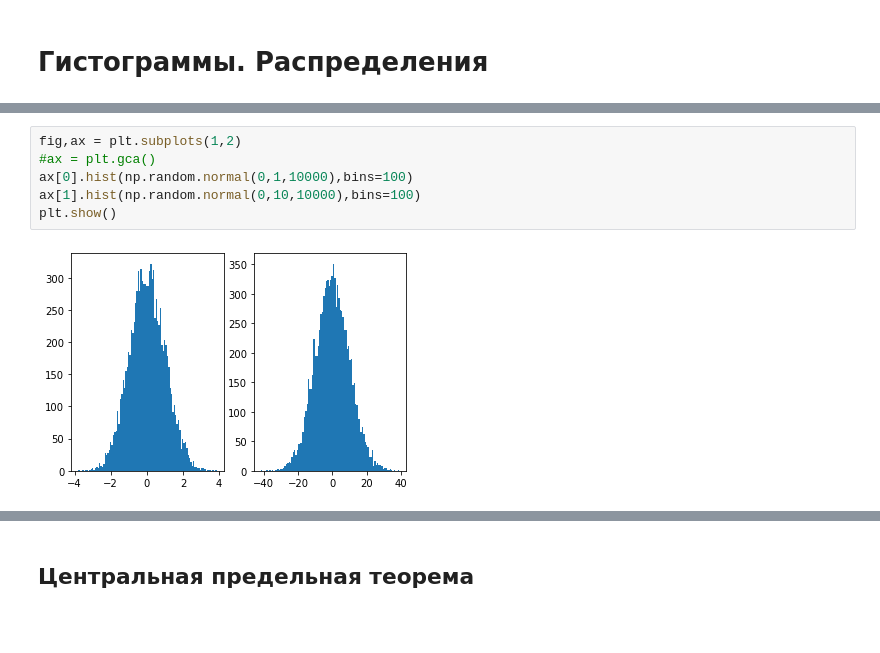
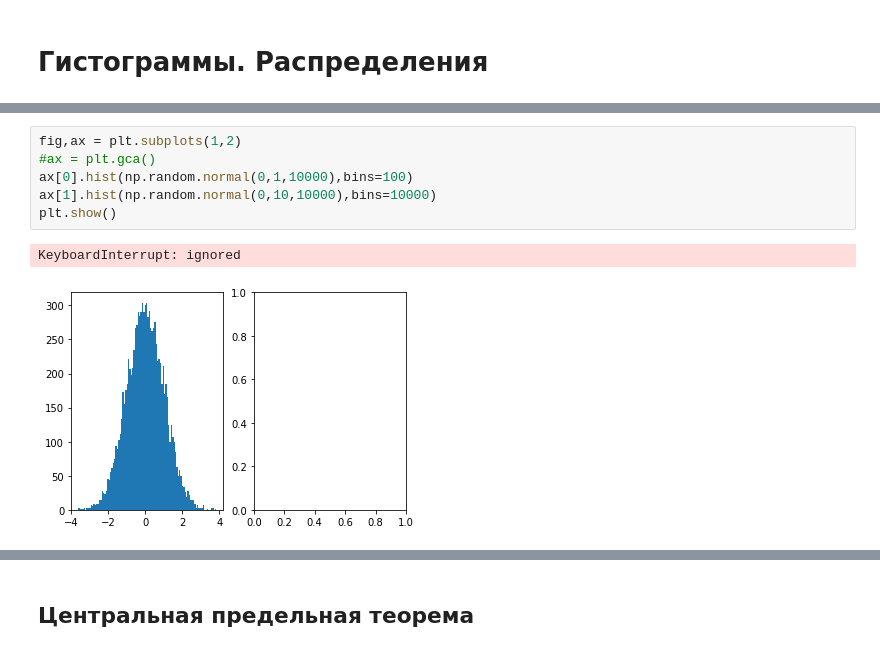
Before and after one commit to anton-solovev/misis_DA_lessons, a Jupyter notebook: lessons/Datacamp_day№2.ipynb, the cells around one changed output, grey strips where cells are left out. Cells and saved outputs as stored; diff of their text form; blank space fills up the shorter version.

```diff
--- a/lessons/Datacamp_day№2.ipynb
+++ b/lessons/Datacamp_day№2.ipynb
@@ -249,8 +318,9 @@ plt.show()
 # %%
 fig,ax = plt.subplots(1,2)
 #ax = plt.gca()
 ax[0].hist(np.random.normal(0,1,10000),bins=100)
-ax[1].hist(np.random.normal(0,10,10000),bins=100)
+ax[1].hist(np.random.normal(0,10,10000),bins=10000)
 plt.show()
 # %% [output]
+KeyboardInterrupt: ignored
-[figure, old version]
+[figure, new version]
```
Also changed, not shown: parts of 74 cells of this notebook.
